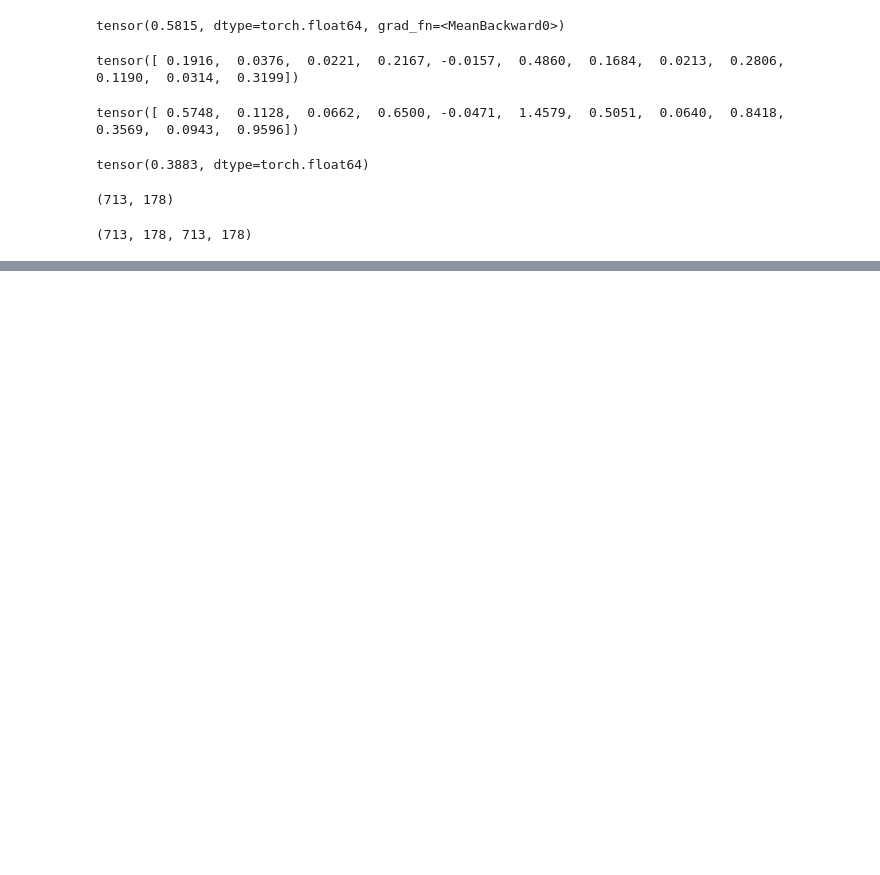
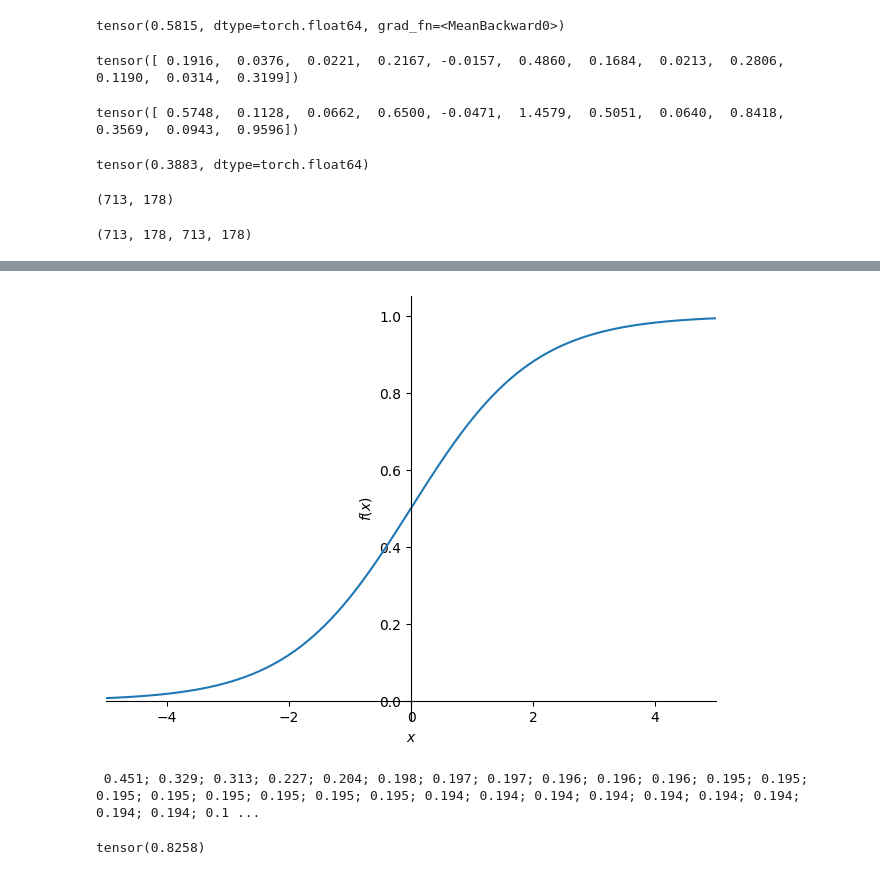
Before and after one commit to kinchittrivedi/Kaggle, a Jupyter notebook: Practice_model_from_scratch.ipynb, the cells around one changed output, grey strips where cells are left out. Saved outputs shown, nothing was run; the diff lists cells and outputs as text; code cells hidden in the pictures; blank space fills up the shorter version.

```diff
--- a/Practice_model_from_scratch.ipynb
+++ b/Practice_model_from_scratch.ipynb
@@ -447,0 +446,7 @@ tensor(0.7921)
+# %%
+import sympy
+from sympy import Symbol, exp
+x = Symbol('x')
+sympy.plot(1/(1+exp(-x)), xlim=(-5,5));
+# %% [output]
+[figure, added]
@@ -447,0 +455,8 @@ tensor(0.7921)
+# %%
+coeffs = train_model(epochs = 30,lr=100)
+# %% [output]
+ 0.451; 0.329; 0.313; 0.227; 0.204; 0.198; 0.197; 0.197; 0.196; 0.196; 0.196; 0.195; 0.195; 0.195; 0.195; 0.195; 0.195; 0.195; 0.195; 0.194; 0.194; 0.194; 0.194; 0.194; 0.194; 0.194; 0.194; 0.194; 0.1 ...
+# %%
+acc(coeffs)
+# %% [output]
+tensor(0.8258)
```
Also changed, not shown: parts of 22 cells of this notebook.
